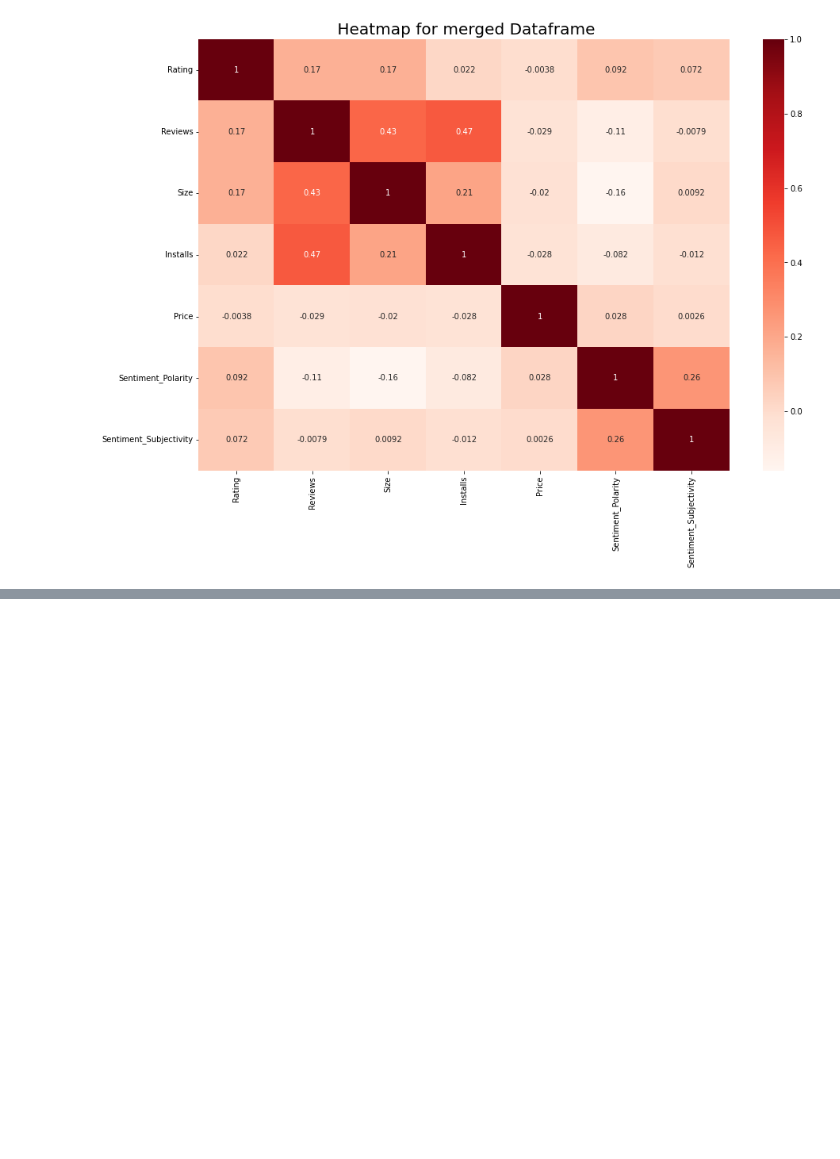
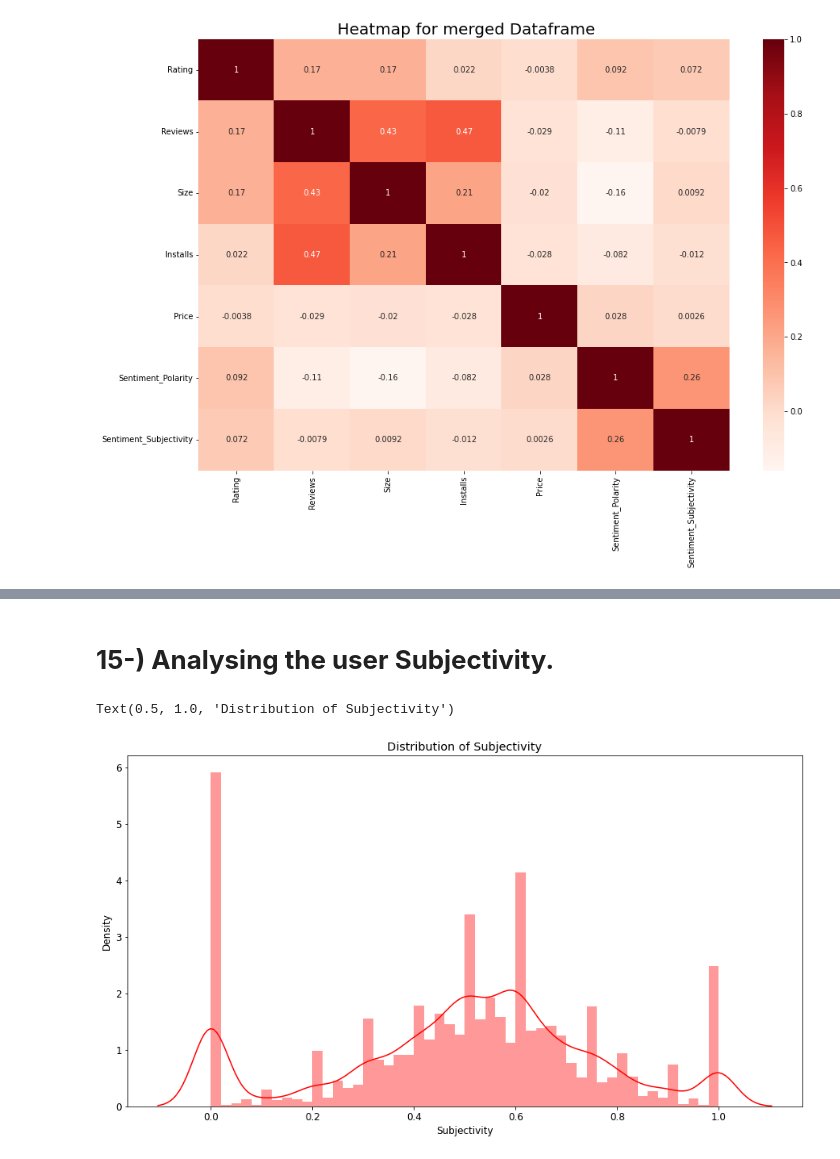
Before and after one commit to MohammadSarim/Capstone-Project-1-Play-Store-App-Review-Analysis, a Jupyter notebook: Capstone_Project_EDA_(PlayStore_App_Review_Analysis).ipynb, the cells around one changed output, grey strips where cells are left out. Saved outputs shown, nothing was run; the diff lists cells and outputs as text; code cells hidden in the pictures; blank space fills up the shorter version.

```diff
--- a/Capstone_Project_EDA_(PlayStore_App_Review_Analysis).ipynb
+++ b/Capstone_Project_EDA_(PlayStore_App_Review_Analysis).ipynb
@@ -1226,0 +1328,12 @@ Merged_PS_RA.head()
+# %% [markdown]
+# **15-) Analysing the user Subjectivity.**
+# %%
+#Plotting the distribution of Subjectivity
+subjectivity_dataframe = Merged_PS_RA['Sentiment_Subjectivity']
+plt.figure(figsize=(15,8))
+sns.distplot(subjectivity_dataframe, hist=True,color="red")
+plt.xlabel("Subjectivity")
+plt.title('Distribution of Subjectivity')
+# %% [output]
+Text(0.5, 1.0, 'Distribution of Subjectivity')
+[figure, added]
```
Also changed, not shown: parts of 27 cells of this notebook.
